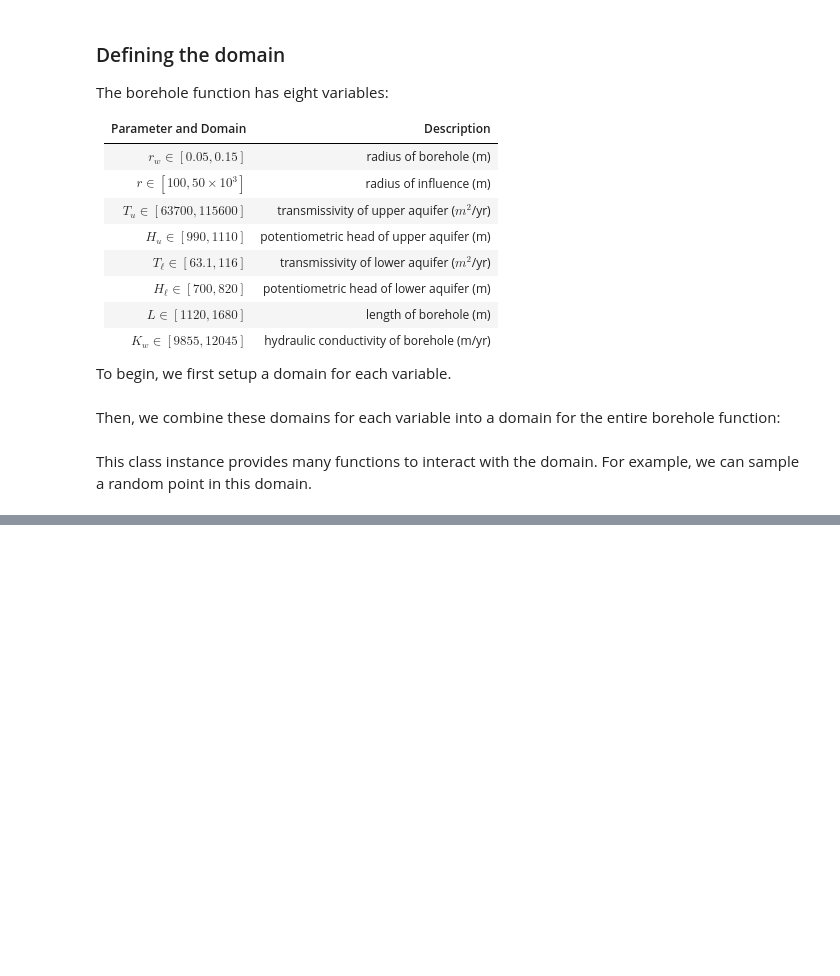
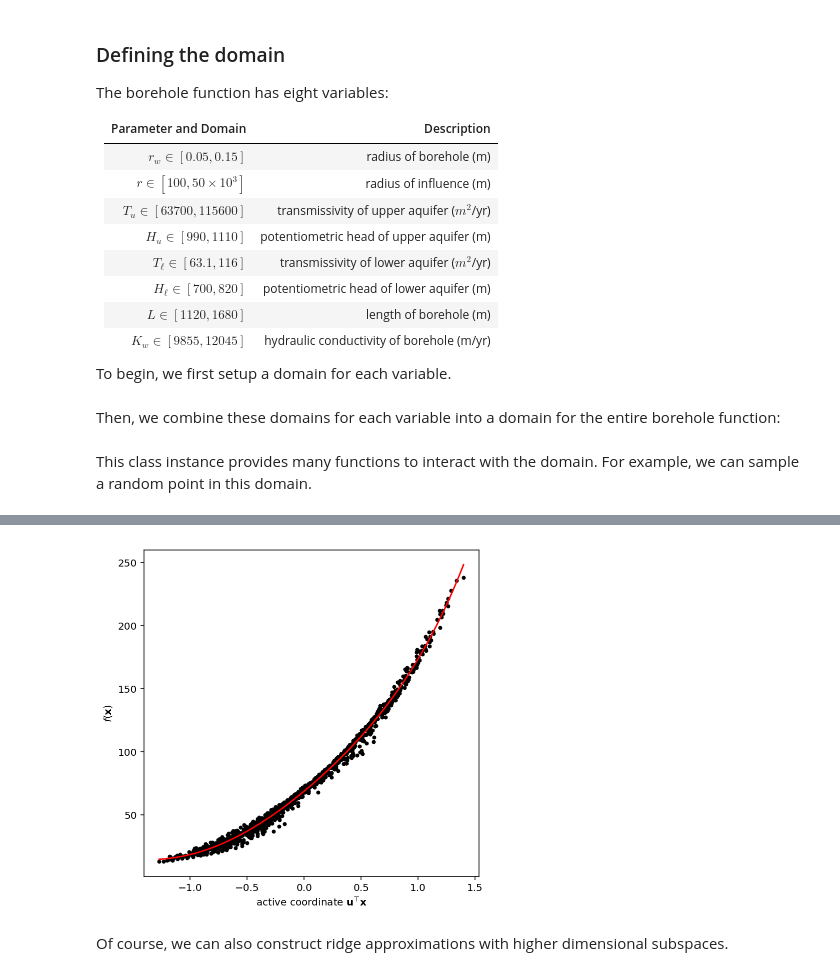
Before and after one commit to jeffrey-hokanson/PSDR, a Jupyter notebook: docs/source/borehole.ipynb, the cells around one changed output, grey strips where cells are left out. Drawn from its saved outputs; the diff is of its cells as text; code cells hidden in the pictures; blank space fills up the shorter version.

```diff
--- a/docs/source/borehole.ipynb
+++ b/docs/source/borehole.ipynb
@@ -75,0 +102,12 @@ borehole = psdr.WrapperFunction(borehole_func, borehole_domain)
+# %%
+X = borehole.sample(1000)
+fX = borehole(X)
+# %%
+pra = psdr.PolynomialRidgeApproximation(degree = 5, subspace_dimension = 1)
+pra.fit(X, fX)
+# %%
+pra.shadow_plot(X, fX);
+# %% [output]
+[figure, added]
+# %% [markdown]
+Of course, we can also construct ridge approximations with higher dimensional subspaces.
```
Also changed, not shown: parts of 13 cells of this notebook.
